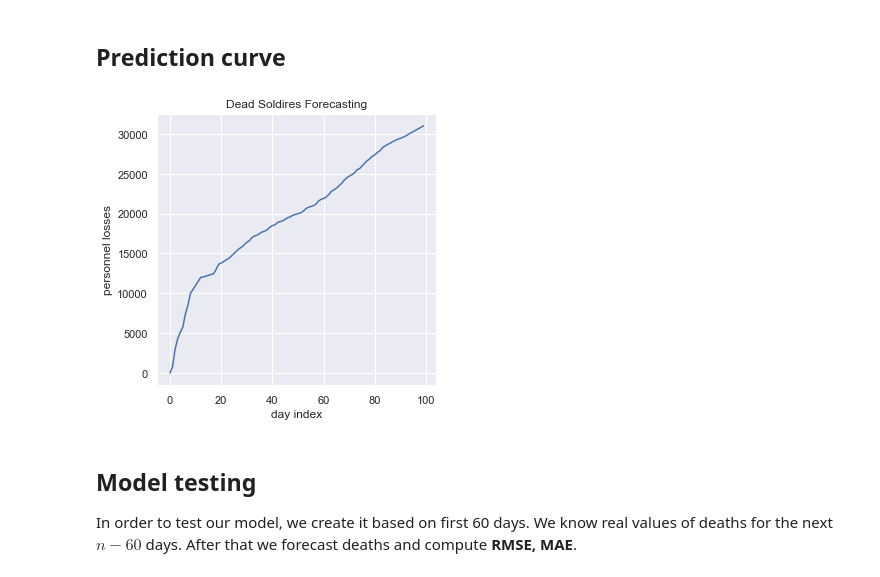
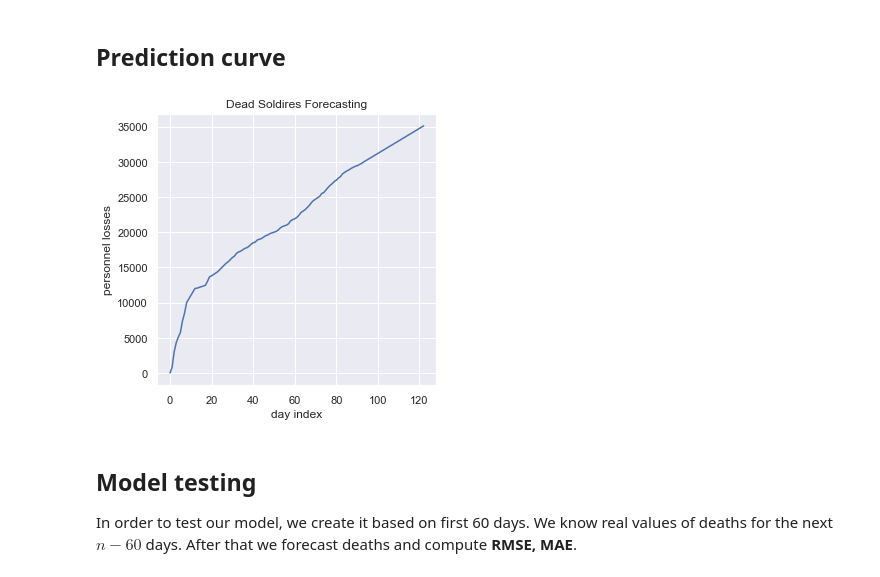
Before and after one commit to Tsalyk/russianInvasionAnalysis, a Jupyter notebook: war_losses.ipynb, the cells around one changed output. Cells and saved outputs as stored; diff of their text form; code cells hidden in the pictures.

```diff
--- a/war_losses.ipynb
+++ b/war_losses.ipynb
@@ -304,7 +303,7 @@ Therefore we can construct **ARIMA(p=1, d=2, q=3)** model.
 # %% [markdown]
 ## Model fitting
 # %%
-arima = ARIMA(df['personnel'], order=(1, 2, 3)).fit()
+arima = ARIMA(df['personnel'], order=(1, 2, 3), freq="D").fit()
 print(arima.summary())
 # %% [output]
                                SARIMAX Results
@@ -329,22 +328,22 @@ Warnings:
 # %%
 def plot_forecast(forecasting):
     plt.figure(figsize=(5, 5))
     plt.plot(range(len(forecasting)), forecasting)
     plt.xlabel('day index')
     plt.ylabel('personnel losses')
     plt.title('Dead Soldires Forecasting')
     plt.show()
 
 def forecast_concat(model, days: int):
     y_hat = model.forecast(days).values
     y = df['personnel'].values
 
     return np.concatenate([y, y_hat])
 
-forecasting = forecast_concat(arima, 7)
+forecasting = forecast_concat(arima, 30)
 plot_forecast(forecasting)
 # %% [output]
-[figure, old version]
+[figure, new version]
 # %% [markdown]
 ## Model testing
 
```
Also changed, not shown: parts of 7 cells of this notebook.
